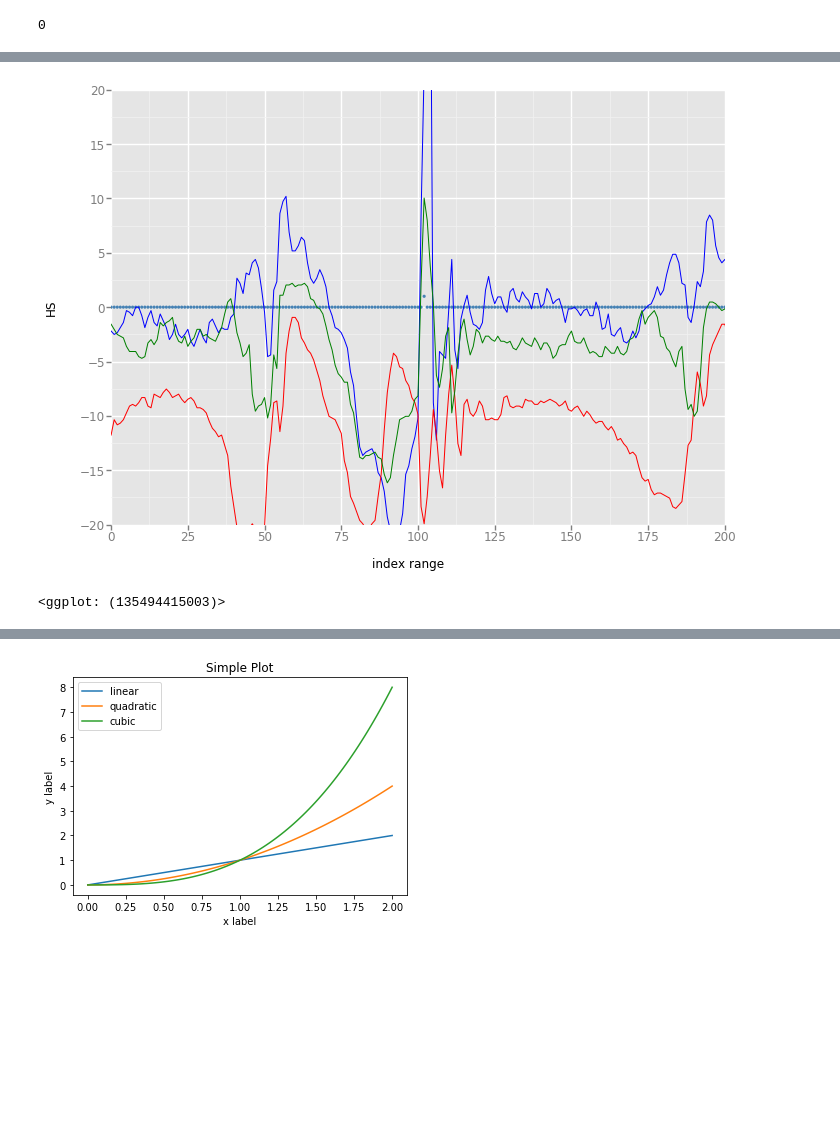
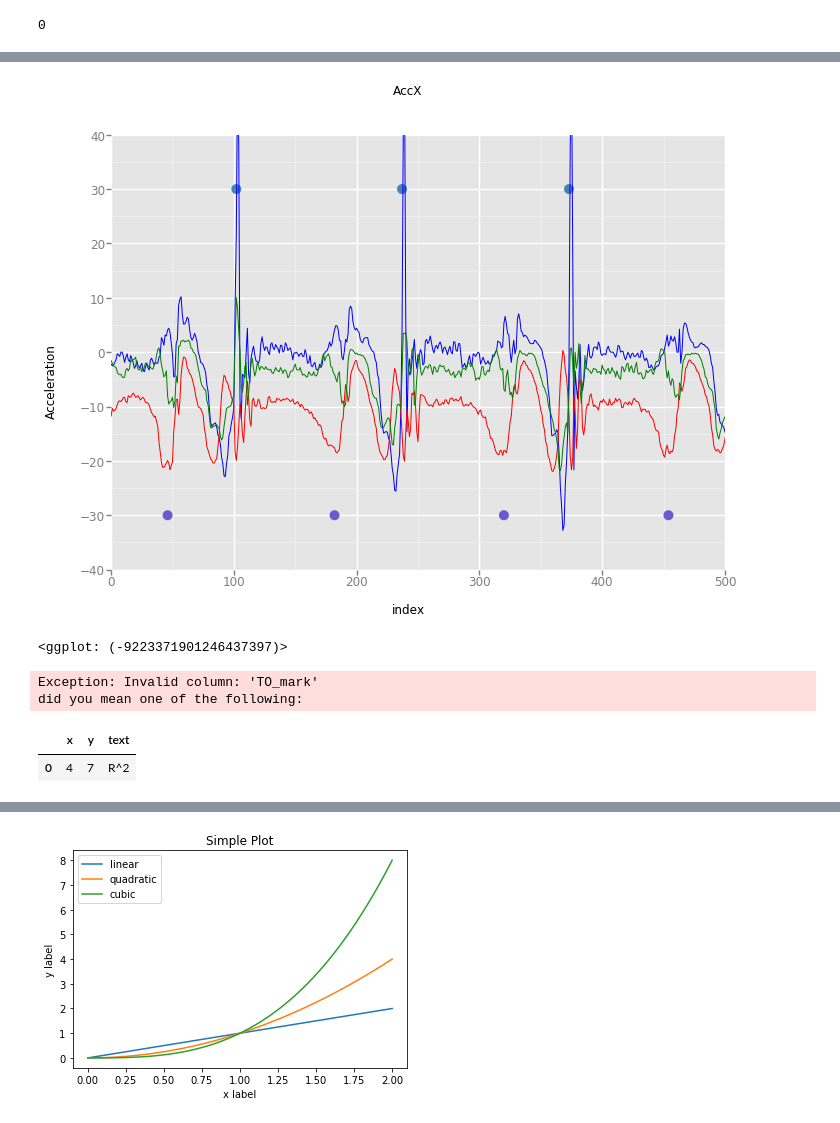
Before and after one commit to tangshiyuan/gait_data_cleaning, a Jupyter notebook: gait acceleration data cleaning.ipynb, the cells around one changed output, grey strips where cells are left out. Drawn from its saved outputs; the diff is of its cells as text; code cells hidden in the pictures; blank space fills up the shorter version.

Commit message:
more plot code examples

```diff
--- a/gait acceleration data cleaning.ipynb
+++ b/gait acceleration data cleaning.ipynb
@@ -120,0 +123,3 @@ df.head()
+# %%
+rename_list.tolist()
+rename_list[0] = 'id'
@@ -121,3 +131,5 @@ df.head()
+# %%
+df.columns = rename_list
 # %%
 df.loc[0]
 # %% [output]
@@ -138,7 +152,7 @@ for i in df_HS.index:
     indx = df_HS['index'][i]
     #print(df['index'].loc[indx])
     df['HS'].loc[indx] = 1
-    df['HS_mark'].loc[indx] = 10
+    df['HS_mark'].loc[indx] = 30
 # %% [output]
 A value is trying to be set on a copy of a slice from a DataFrame
 
@@ -148,7 +161,7 @@ See the caveats in the documentation: http://pandas.pydata.org/pandas-docs/stabl
 for i in df_TO.index:
     indx = df_TO['index'][i]
     df['TO'].loc[indx] = 1
-    df['TO_mark'].loc[indx] = -10
+    df['TO_mark'].loc[indx] = -30
 # %% [output]
 A value is trying to be set on a copy of a slice from a DataFrame
 
@@ -178,11 +190,44 @@ df.loc[40:105]
 # %%
-ggplot(aes(x='index'), data=df) +\
+#import matplotlib.pyplot as plt
+
+dataText=pd.DataFrame.from_items([('x',[4]),('y',[7]),('text',['R^2'])])
+
+ggplot(aes(x='id'), data=df) +\
     geom_line(aes(y='accX'), color='blue') +\
     geom_line(aes(y='accY'), color='red') +\
     geom_line(aes(y='accZ'), color='green') +\
-    geom_point(aes(y='HS'), color='steelblue', size=10) +\
-    scale_x_continuous(name="index range", limits=(0,200)) +\
-    scale_y_continuous(limits=(-20,20))
+    geom_point(aes(y='HS_mark'), color='steelblue', size=100) +\
+    geom_point(aes(y='TO_mark'), color='slateblue', size=100) +\
+    scale_x_continuous(name="index range", limits=(0,500)) +\
+    scale_y_continuous(limits=(-40,40)) +\
+    ggtitle('AccX') +\
+    xlab('index') +\
+    ylab('Acceleration')
 # %% [output]
-[figure, old version]
+[figure, new version]
-<ggplot: (135494415003)>
+<ggplot: (-9223371901246437397)>
+# %%
+#import matplotlib.pyplot as plt
+
+dataText=pd.DataFrame.from_items([('x',[4]),('y',[7]),('text',['R^2'])])
+
+ggplot(aes(x='id'), data=df) +\
+    geom_line(aes(y='accX'), color='blue') +\
+    geom_line(aes(y='accY'), color='red') +\
+    geom_line(aes(y='accZ'), color='green') +\
+    geom_point(aes(y='HS_mark'), color='steelblue', size=100) +\
+    geom_point(aes(y='TO_mark'), color='slateblue', size=100) +\
+    scale_x_continuous(name="index range", limits=(0,500)) +\
+    scale_y_continuous(limits=(-40,40)) +\
+    ggtitle('AccX') +\
+    xlab('index') +\
+    ylab('Acceleration') +\
+    geom_text(aes(x='x', y='y', label='text'), data=dataText)
+# %% [output]
+Exception: Invalid column: 'TO_mark'
+did you mean one of the following:
+# %%
+dataText.head()
+# %% [output]
+|  | x | y | text |
+| 0 | 4 | 7 | R^2 |
```
Also changed, not shown: parts of 11 cells of this notebook, 1 other file.
